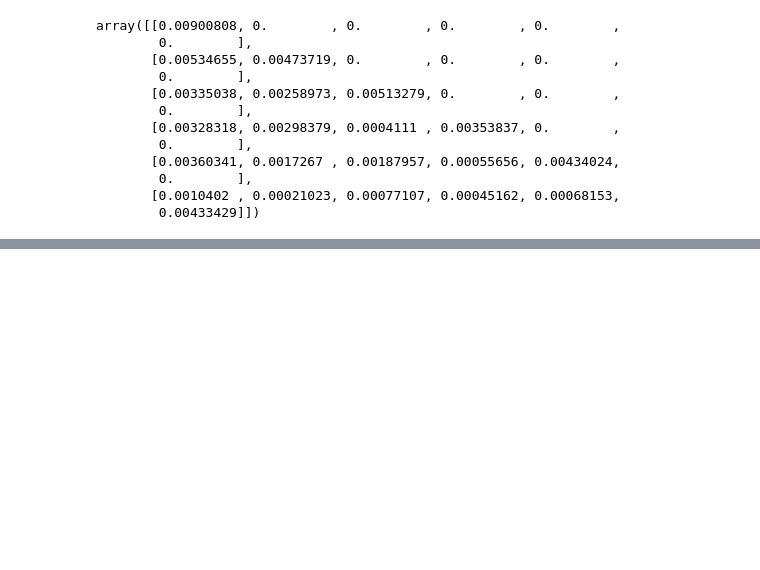
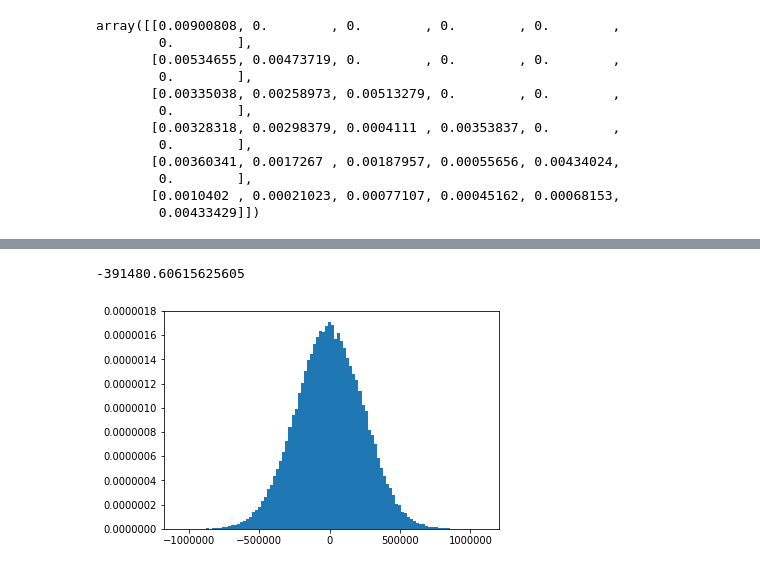
Before and after one commit to dxcv/Portfolio-VAR, a Jupyter notebook: Portfolio 2 - Monte Carlo and HS.ipynb, the cells around one changed output, grey strips where cells are left out. Drawn from its saved outputs; the diff is of its cells as text; code cells hidden in the pictures; blank space fills up the shorter version.

```diff
--- a/Portfolio 2 - Monte Carlo and HS.ipynb
+++ b/Portfolio 2 - Monte Carlo and HS.ipynb
@@ -286,0 +366,4 @@ array([[0.00900808, 0.        , 0.        , 0.        , 0.        ,
+# %%
+sim_returns1 = pd.DataFrame()
+for x in curr:
+    sim_returns1[x] = np.random.normal(0, 1, n_sims)
@@ -286,0 +389,11 @@ array([[0.00900808, 0.        , 0.        , 0.        , 0.        ,
+# %%
+yeet = []
+yikes = []
+for x in list(range(0,99998)):
+    yikes = L.dot(np.array(sim_returns1.loc[x, :]))
+    yeet.append(yikes)
+    yikes = []
+
+ooft = pd.DataFrame(yeet)
+
+ooft
@@ -286,0 +419,4 @@ array([[0.00900808, 0.        , 0.        , 0.        , 0.        ,
+# %%
+jeeve = pd.DataFrame()
+jeeve = (1 + ooft) * X_Vector
+jeeve
@@ -286,0 +442,8 @@ array([[0.00900808, 0.        , 0.        , 0.        , 0.        ,
+# %%
+jeeve.columns = ['JPY', 'USD', 'GBP', 'MYR', 'EUR', 'NZD']
+
+jeeve['Portfolio'] = jeeve['JPY'] + jeeve['USD'] + jeeve['GBP'] + jeeve['MYR'] + jeeve['EUR'] + jeeve['NZD']
+
+jeeve['PnL'] = jeeve['Portfolio'] - 5000000 #Mtm
+
+jeeve
@@ -286,0 +469,9 @@ array([[0.00900808, 0.        , 0.        , 0.        , 0.        ,
+# %%
+PnL2 = np.array(jeeve['PnL'])
+PnL2.sort()
+x = PnL2
+plt.hist(x, normed=True, bins=100);
+np.percentile(PnL2, 5)
+# %% [output]
+-391480.60615625605
+[figure, added]
```
Also changed, not shown: parts of 11 cells of this notebook, 23 other files.
